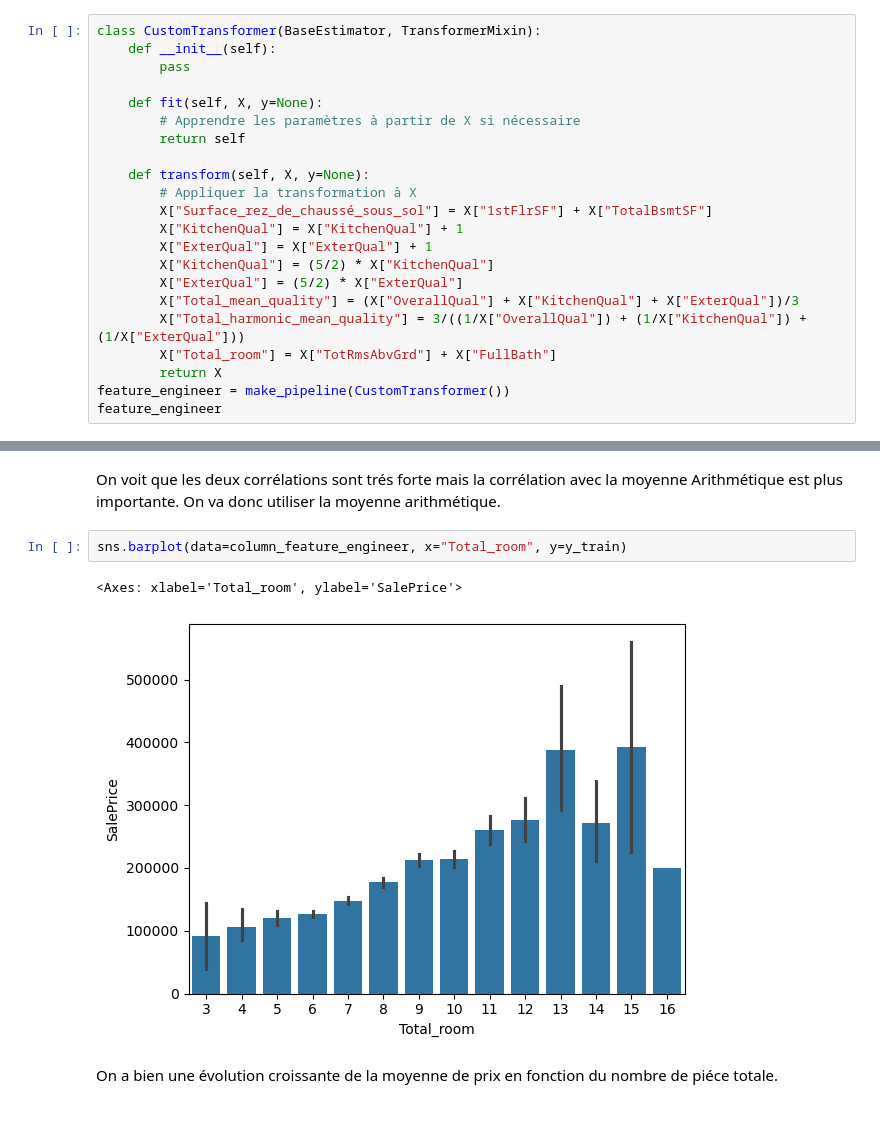
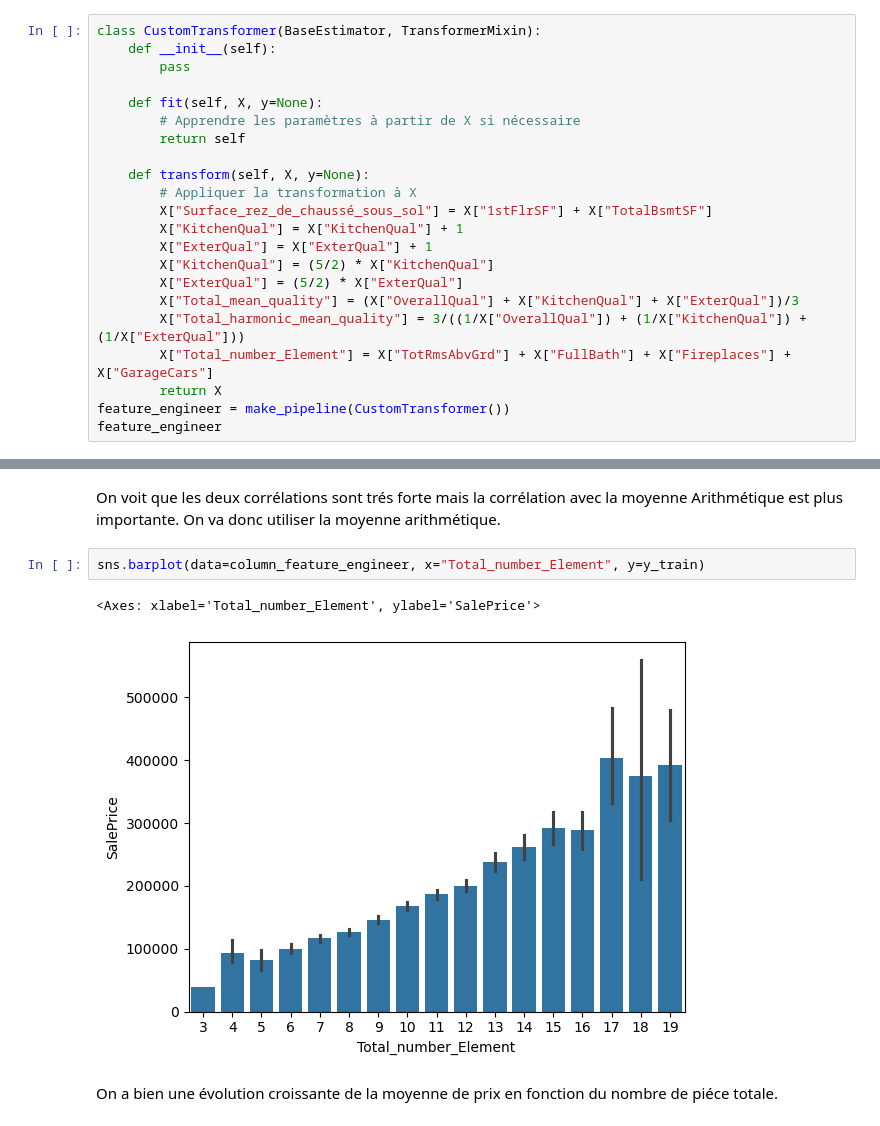
Before and after one commit to fmazur57u/Prediction_prix_immobilier, a Jupyter notebook: projet_prix_immobilier.ipynb, the cells around one changed output, grey strips where cells are left out. Saved outputs shown, nothing was run; the diff lists cells and outputs as text.

```diff
--- a/projet_prix_immobilier.ipynb
+++ b/projet_prix_immobilier.ipynb
@@ -1214,7 +1214,7 @@ class CustomTransformer(BaseEstimator, TransformerMixin):
         X["ExterQual"] = (5/2) * X["ExterQual"]
         X["Total_mean_quality"] = (X["OverallQual"] + X["KitchenQual"] + X["ExterQual"])/3
         X["Total_harmonic_mean_quality"] = 3/((1/X["OverallQual"]) + (1/X["KitchenQual"]) + (1/X["ExterQual"]))
-        X["Total_room"] = X["TotRmsAbvGrd"] + X["FullBath"]
+        X["Total_number_Element"] = X["TotRmsAbvGrd"] + X["FullBath"] + X["Fireplaces"] + X["GarageCars"]
         return X
 feature_engineer = make_pipeline(CustomTransformer())
 feature_engineer
@@ -1271,10 +1271,10 @@ PearsonRResult(statistic=np.float64(0.7927977137196984), pvalue=np.float64(1.423
 # %% [markdown]
 On voit que les deux corrélations sont trés forte mais la corrélation avec la moyenne Arithmétique est plus importante. On va donc utiliser la moyenne arithmétique.
 # %%
-sns.barplot(data=column_feature_engineer, x="Total_room", y=y_train)
+sns.barplot(data=column_feature_engineer, x="Total_number_Element", y=y_train)
 # %% [output]
-<Axes: xlabel='Total_room', ylabel='SalePrice'>
+<Axes: xlabel='Total_number_Element', ylabel='SalePrice'>
-[figure, old version]
+[figure, new version]
 # %% [markdown]
 On a bien une évolution croissante de la moyenne de prix en fonction du nombre de piéce totale.
 # %%
```
Also changed, not shown: parts of 12 cells of this notebook, 1 other file.
